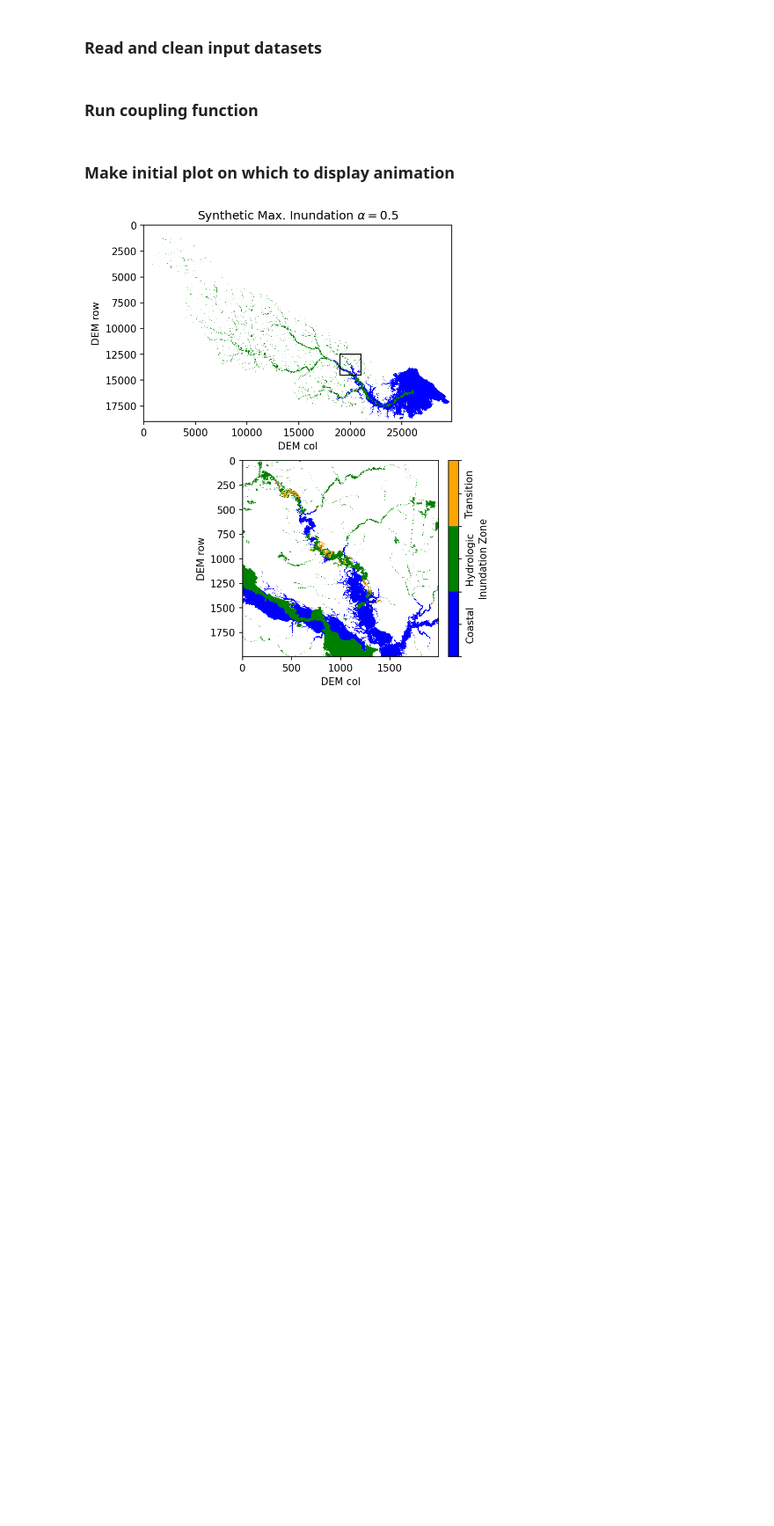
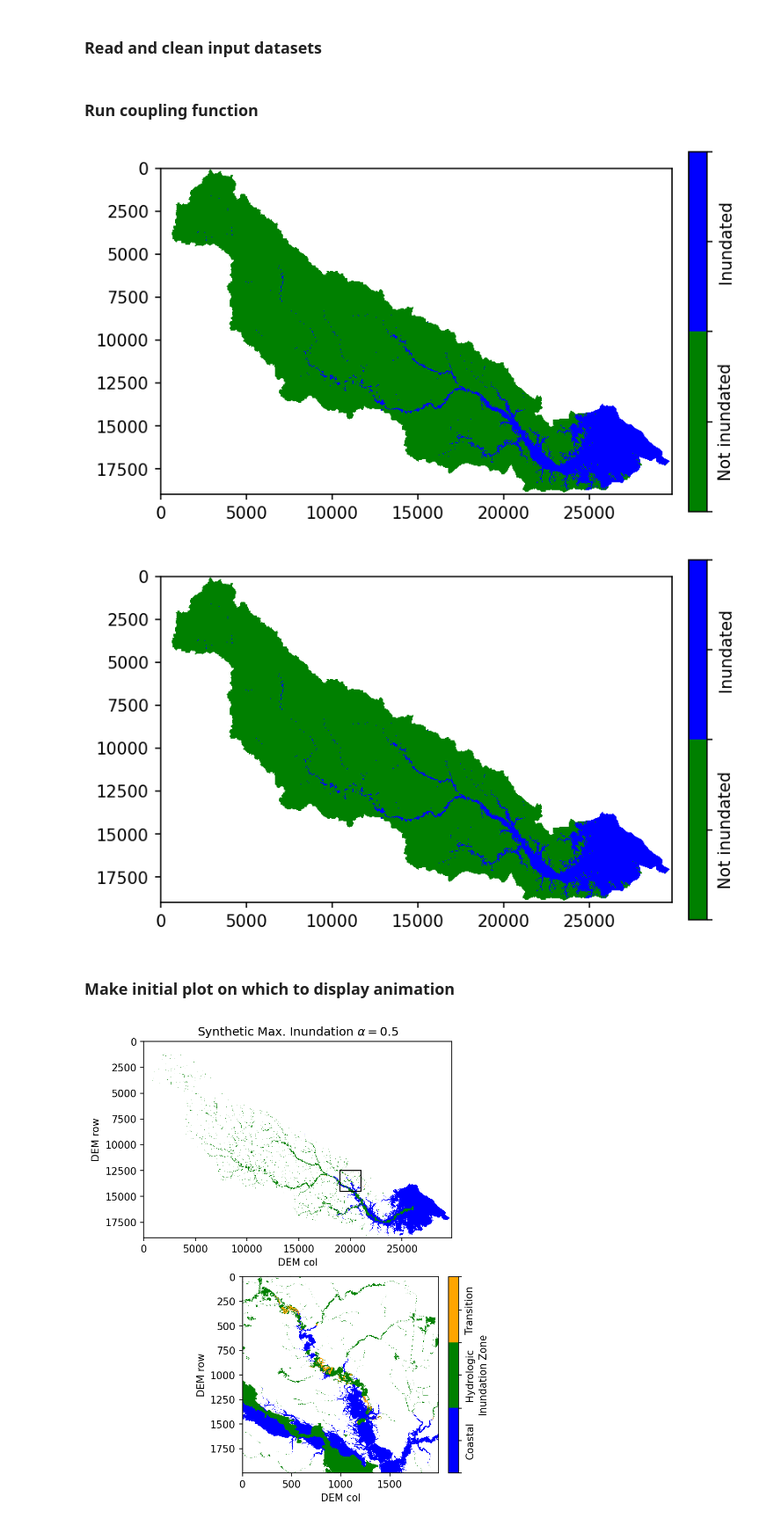
Before and after one commit to ankitghanghas/flood_are_here_si_2022, a Jupyter notebook: coupling_sensitivity_analysis.ipynb, the cells around one changed output. Shown at 88% size. Cells and saved outputs as stored; diff of their text form; code cells hidden in the pictures; blank space fills up the shorter version.

```diff
--- a/coupling_sensitivity_analysis.ipynb
+++ b/coupling_sensitivity_analysis.ipynb
@@ -7,6 +7,7 @@ import geopandas as gpd
 import matplotlib
 import matplotlib.animation
 import matplotlib.pyplot as plt
+import matplotlib.ticker as mticker
 import numpy as np
 import pandas as pd
 import pickle
@@ -20,6 +21,8 @@ matplotlib.rc('animation', html='jshtml')
 matplotlib.rc('animation', embed_limit=1000)
 matplotlib.rc('figure', dpi=150)
 
+binary_cmap = matplotlib.colors.ListedColormap(['green', 'blue'])
+confusion_cmap = matplotlib.colors.ListedColormap(['gray', 'green', 'red', 'blue'])
 transition_cmap = matplotlib.colors.ListedColormap(['blue', 'green', 'orange'])
 # %% [markdown]
 ### Helper functions
@@ -108,3 +225,23 @@ florence_max = couple_transition_anim(
+# %%
+florence_max_01_binary = make_binary(florence_max_01)
+# write raster with internal mask (no .msk sidecar)
+with rio.Env(GDAL_TIFF_INTERNAL_MASK=True):
+    with rio.open('data_github/florence_binary_max_alpha_01.tif', 'w', **surge_inun_profile) as ds_out:
+        ds_out.write(florence_max_01_binary,1)
+        ds_out.write_mask(w_msk)
+
+florence_max_04_binary = make_binary(florence_max_04)
+# write raster with internal mask (no .msk sidecar)
+with rio.Env(GDAL_TIFF_INTERNAL_MASK=True):
+    with rio.open('data_github/florence_binary_max_alpha_04.tif', 'w', **surge_inun_profile) as ds_out:
+        ds_out.write(florence_max_04_binary,1)
+        ds_out.write_mask(w_msk)
+# %%
+imshow_binary_array(florence_max_01_binary)
+imshow_binary_array(florence_max_04_binary)
+# %% [output]
+[figure, added]
+[figure, added]
 # %% [markdown]
 ### Make initial plot on which to display animation
 # %%
```
Also changed, not shown: parts of 11 cells of this notebook.
